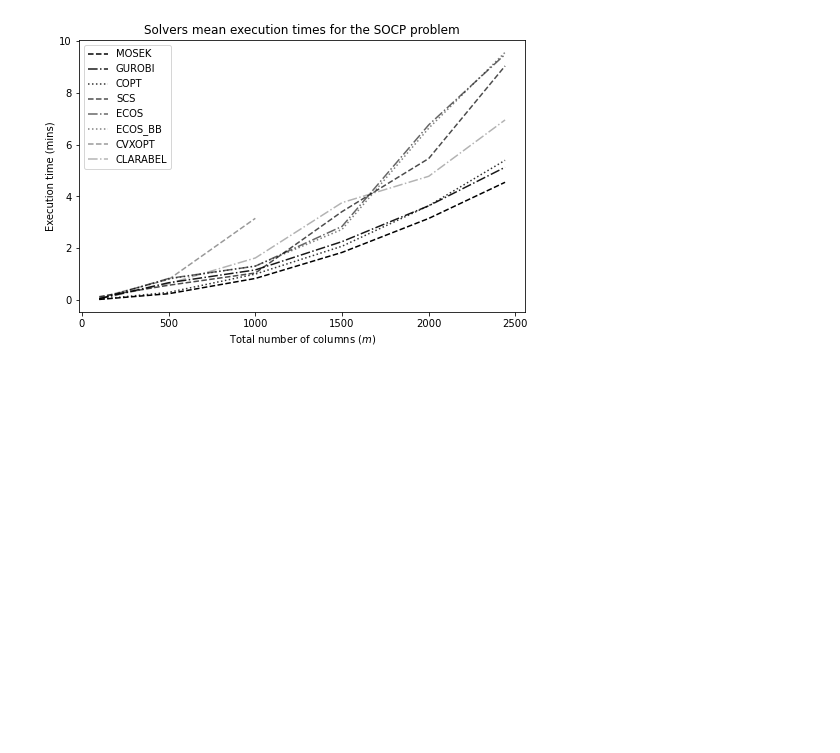
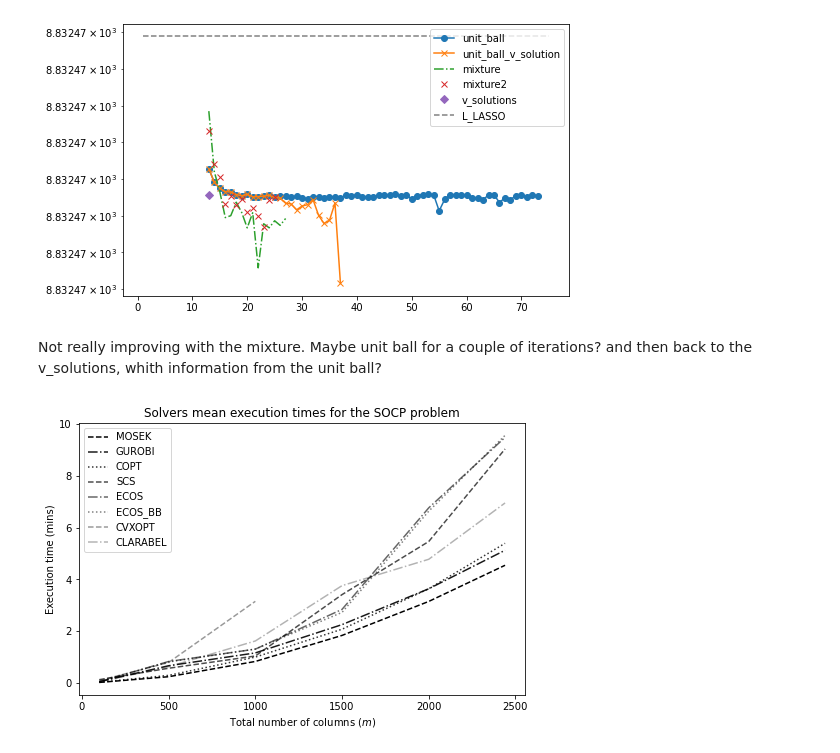
Before and after one commit to nicacevedo/column-generation-for-large-scale-feature-selection, a Jupyter notebook: plots.ipynb, the cells around one changed output. Cells and saved outputs as stored; diff of their text form; code cells hidden in the pictures; blank space fills up the shorter version.

```diff
--- a/plots.ipynb
+++ b/plots.ipynb
@@ -0,0 +1,39 @@
+# %%
+import pandas as pd
+import matplotlib.pyplot as plt
+import numpy as np
+
+
+l_lasso_sol = pd.read_csv("./results/unboundedness_policy/soc1_lasso_v2_0.5_negative_gradient.csv")
+display(l_lasso_sol)
+ub_results = {
+
+# "negative_gradient" : [9257.377931123872, 8876.704301492366, 8842.272771988148, 8833.924271316875, 8832.569520343146, 8832.519304299678, 8832.497501960846, 8832.48502671943, 8832.475152621546, 8832.469970482704, 8832.469245973041, 8832.468849509409, 8832.468654612683, 8832.468597765808, 8832.468558389031, 8832.46853463466, 8832.468519325126, 8832.468521464925, 8832.468524590116, 8832.468520419736, 8832.468502732201, 8832.468517341986, 8832.468511045663, 8832.468509597396, 8832.468503601729, 8832.468514043167, 8832.468511799496, 8832.468510187155, 8832.468506727633, 8832.468499349809, 8832.468507334339, 8832.468502727266, 8832.46850869231, 8832.468503095733, 8832.468510278522, 8832.468510816529, 8832.468504037133, 8832.468500454444, 8832.468508108977, 8832.468506633586, 8832.46850602859, 8832.468504561393, 8832.468507342655, 8832.468516050947, 8832.468501323245, 8832.468512086689, 8832.468514506298, 8832.468509204504, 8832.468516050376, 8832.468505463943, 8832.468507366055, 8832.46851035452, 8832.468507479502, 8832.468515799857, 8832.468515229619, 8832.468497122323, 8832.468510826546, 8832.468513925487, 8832.46851240992, 8832.468511736819, 8832.468515532111, 8832.468508805538, 8832.468502336207, 8832.468505174762, 8832.46850950123, 8832.46847704445, 8832.46851645182, 8832.468490120445, 8832.468456393372, 8832.46850553143, 8832.46850908422],
+"unit_ball":  [9257.377931123872, 8876.704301493126, 8842.272730932931, 8833.924288550472, 8832.569514180967, 8832.519310341526, 8832.497525341907, 8832.485035808386, 8832.475180109588, 8832.469969582939, 8832.469253911226, 8832.468846110045, 8832.468655825978, 8832.46858182671, 8832.468548688877, 8832.468531091847, 8832.468529378868, 8832.468515351864, 8832.468507750193, 8832.468516562198, 8832.468502304057, 8832.468503989217, 8832.468506253948, 8832.468511888277, 8832.468503590528, 8832.468509650347, 8832.468508374963, 8832.468499650167, 8832.468505382309, 8832.46849480273, 8832.468493274726, 8832.468502365504, 8832.468501091764, 8832.46849586153, 8832.46850457212, 8832.468501873362, 8832.468498458471, 8832.46851218893, 8832.468506549176, 8832.468514606191, 8832.468504557843, 8832.468501147741, 8832.468499983177, 8832.468511908322, 8832.468514552955, 8832.468511627188, 8832.468515962155, 8832.468509405891, 8832.468510374069, 8832.468493529483, 8832.468506923437, 8832.468515242454, 8832.468516264002, 8832.468513464442, 8832.468426502292, 8832.468488407318, 8832.468513909558, 8832.46851022443, 8832.468511970163, 8832.468515053748, 8832.46849909638, 8832.468496730444, 8832.468487010581, 8832.468513231717, 8832.468514493736, 8832.468471246068, 8832.468498729813, 8832.468487539572, 8832.468509337308, 8832.468511078616, 8832.46850373963, 8832.468514266639, 8832.468505304245],
+"unit_ball_v_solution": [9257.377931123872, 8876.704301493126, 8842.272730932931, 8833.924288550472, 8832.569514180967, 8832.519310341526, 8832.497525341907, 8832.485035808386, 8832.475180109588, 8832.469969582939, 8832.469253911226, 8832.468846110045, 8832.468655825978, 8832.46858182671, 8832.468548688877, 8832.468531091847, 8832.468529378868, 8832.468515351864, 8832.468507750193, 8832.468516562198, 8832.468502304057, 8832.468503989217, 8832.468506253948, 8832.468511888277, 8832.468499233182, 8832.468495666715, 8832.468468158346, 8832.46846406001, 8832.468431895104, 8832.468452702848, 8832.468460019718, 8832.468488026025, 8832.46840305866, 8832.468357708272, 8832.468374455313, 8832.468469337964, 8832.468031215123],
+# "unit_ball_2_lb": [-38703.88879898563, 7587.291775027377, 8545.505578453656, 8656.396670724676, 8810.728630610476, 8818.296062559979, 8822.397974455867, 8824.649344026842, 8824.61548783383, 8829.990486283068, 8830.711681034856, 8831.183241890001, 8831.628539837713, 8831.940632919912, 8831.979867324038, 8832.210088557604, 8832.325079850314, 8832.354454680713, 8832.368081435943, 8832.36732216651, 8832.349200348346, 8832.35379104881, 8832.3760122409, 8832.39154008217, 8832.413859987004, 8832.413685200248, 8832.422031412063, 8832.416848599347, 8832.427216203978, 8832.386768437633, 8832.374431504264, 8832.406344086157, 8832.425132286588, 8832.400342527148, 8832.406941713021, 8832.423451595256, 8832.3987225358, 8832.413554408004, 8832.42494526407, 8832.442101700817, 8832.425009164466, 8832.402891938156, 8832.420529664989, 8832.440001255793, 8832.439372871468, 8832.44160805337, 8832.450818372708, 8832.433347271935, 8832.416901321467, 8832.414596017206, 8832.428433936115, 8832.438795901991, 8832.448980805846, 8832.450139151875, 8832.358022824968, 8832.399518847078, 8832.447118999546, 8832.439008228137, 8832.451972360137, 8832.45418928213, 8832.410628194417, 8832.434875738982, 8832.431457089566, 8832.446682656071, 8832.455544534594, 8832.407583978826, 8832.440575074872, 8832.401662586817, 8832.434065474583, 8832.442196702057, 8832.439557114732],
+"mixture":  [9257.377931123872, 8876.704301493126, 8860.00681372045, 8839.30881436666, 8837.647581180056, 8832.515595616733, 8832.493106556507, 8832.472871432383, 8832.471624573274, 8832.469828889021, 8832.469542731566, 8832.46910578595, 8832.468969432297, 8832.46863992773, 8832.468530856208, 8832.468389842808, 8832.468400247719, 8832.468473485227, 8832.468417273916, 8832.468333848856, 8832.46841633084, 8832.468116195269, 8832.468356160118, 8832.468334189769, 8832.468372451387, 8832.468347502923, 8832.468384815002],
+"mixture2":[9257.377931123872, 8885.170444487285, 8855.754791811669, 8847.305666041426, 8835.99935502122, 8835.131326640634, 8832.559228580214, 8832.520266178877, 8832.472757212914, 8832.47147117915, 8832.469745975097, 8832.469284899369, 8832.468861961352, 8832.468679111784, 8832.468611908087, 8832.468461654396, 8832.46850994582, 8832.46845877908, 8832.468488817147, 8832.468420284798, 8832.468442423553, 8832.468396082822, 8832.468340132422, 8832.468488113022, 8832.468504244942],
+"v_solutions": [9257.377931123872, 8885.170444487285, 8850.906201563696, 8840.638002008487, 8836.259072988532, 8834.345120809758, 8833.339669477493, 8832.82067139908, 8832.6159065991, 8832.522323374717, 8832.479136148759, 8832.468743101294, 8832.468511360355],
+}
+
+
+# print("Difference between UB and LB:")
+# print(np.abs(np.array(ub_results["unit_ball_2"])-np.array(ub_results["unit_ball_2_lb"])))
+
+plt.figure(figsize=(8,5))
+max_x = 0
+min_x = 12
+shapes = ["-o", "-x", "-.", "x", "D"]
+for i,key in enumerate(ub_results):
+    ub = ub_results[key]
+    size = len(ub)
+    plt.plot(range(min_x+1,1+size), ub[min_x:], shapes[i], label=key)
+    if size >= max_x:
+        max_x = size
+
+plt.hlines(l_lasso_sol.iloc[0,:]['fo_value'], 1, max_x+2, "grey", "--", label="L_LASSO")
+plt.yscale("log")
+plt.legend()
+plt.show()
+# %% [output]
@@ -1,3 +43,6 @@
+[figure, added]
+# %% [markdown]
+Not really improving with the mixture. Maybe unit ball for a couple of iterations? and then back to the v_solutions, whith information from the unit ball?
 # %%
 
 # Plot the time results in terms of the sample size
```
Also changed, not shown: parts of 1 cell of this notebook, 5 other files.
